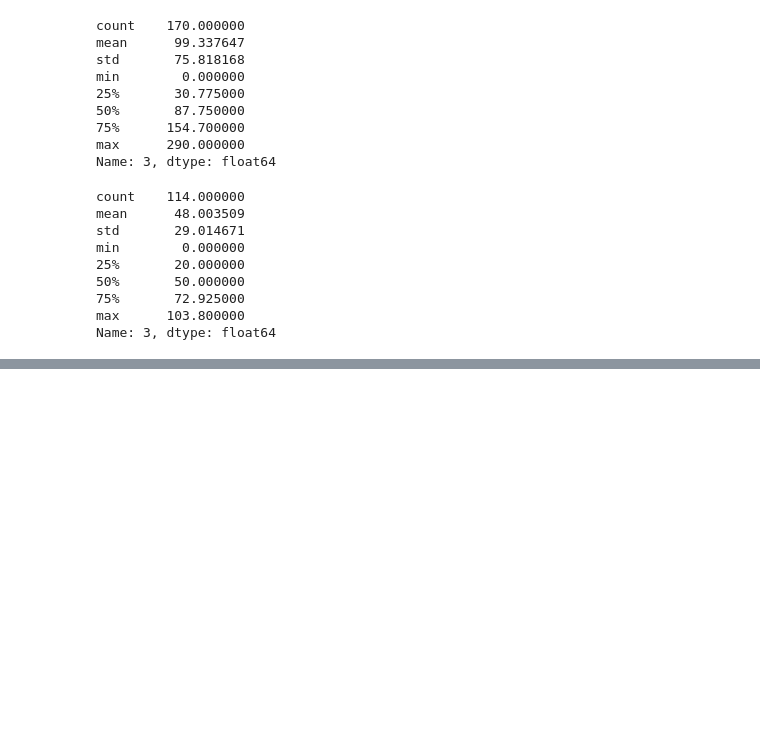
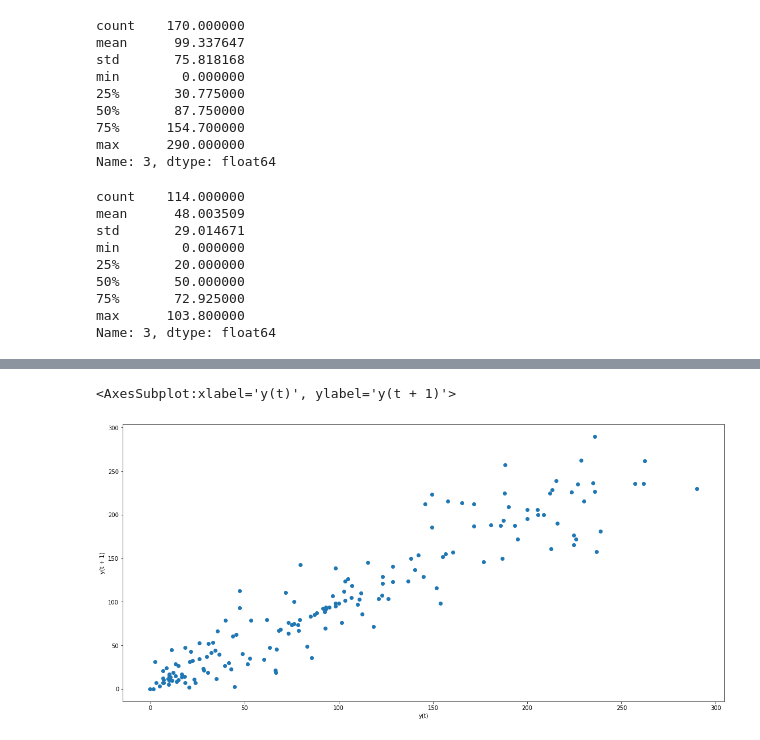
Before and after one commit to cichy1173/sunspot-analysis, a Jupyter notebook: badanie.ipynb, the cells around one changed output, grey strips where cells are left out. Drawn from its saved outputs; the diff is of its cells as text; code cells hidden in the pictures; blank space fills up the shorter version.

```diff
--- a/badanie.ipynb
+++ b/badanie.ipynb
@@ -164,0 +208,7 @@ Name: 3, dtype: float64
+# %%
+df = data[CSV_DATA_COLUMN]
+plt.figure(figsize=(19,9))
+pandas.plotting.lag_plot(df, lag=1)
+# %% [output]
+<AxesSubplot:xlabel='y(t)', ylabel='y(t + 1)'>
+[figure, added]
```
Also changed, not shown: parts of 3 cells of this notebook.
